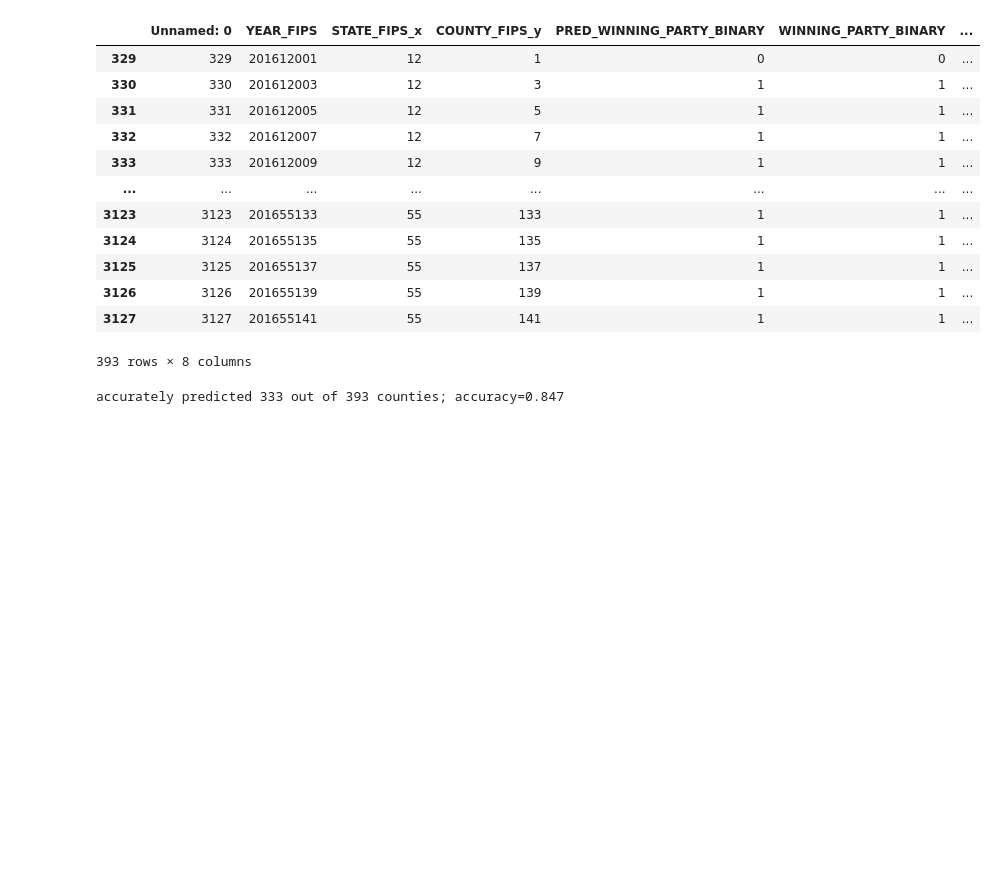
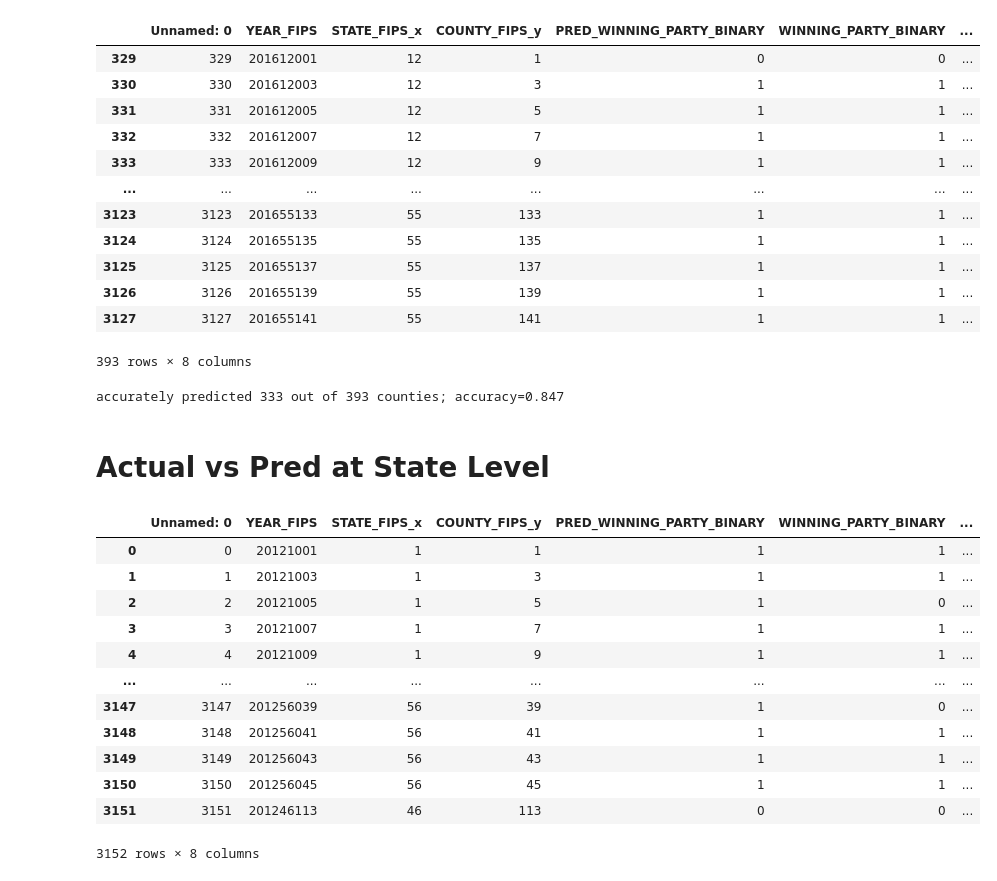
Before and after one commit to ehuang13/w210-presidential-election, a Jupyter notebook: harith/notebook/Predictions vs Actuals.ipynb, the cells around one changed output. Cells and saved outputs as stored; diff of their text form; code cells hidden in the pictures; blank space fills up the shorter version.

```diff
--- a/harith/notebook/Predictions vs Actuals.ipynb
+++ b/harith/notebook/Predictions vs Actuals.ipynb
@@ -177,3 +177,5 @@ merged_df_2016
 calculate_accuracy(merged_df_2016)
 # %% [output]
 accurately predicted 333 out of 393 counties; accuracy=0.847
+# %% [markdown]
+# Actual vs Pred at State Level
@@ -179,0 +186,16 @@ accurately predicted 333 out of 393 counties; accuracy=0.847
+# %%
+merged_df_2012
+# %% [output]
+|  | Unnamed: 0 | YEAR_FIPS | STATE_FIPS_x | COUNTY_FIPS_y | PRED_WINNING_PARTY_BINARY | WINNING_PARTY_BINARY | ... |
+| 0 | 0 | 20121001 | 1 | 1 | 1 | 1 | ... |
+| 1 | 1 | 20121003 | 1 | 3 | 1 | 1 | ... |
+| 2 | 2 | 20121005 | 1 | 5 | 1 | 0 | ... |
+| 3 | 3 | 20121007 | 1 | 7 | 1 | 1 | ... |
+| 4 | 4 | 20121009 | 1 | 9 | 1 | 1 | ... |
+| ... | ... | ... | ... | ... | ... | ... | ... |
+| 3147 | 3147 | 201256039 | 56 | 39 | 1 | 0 | ... |
+| 3148 | 3148 | 201256041 | 56 | 41 | 1 | 1 | ... |
+| 3149 | 3149 | 201256043 | 56 | 43 | 1 | 1 | ... |
+| 3150 | 3150 | 201256045 | 56 | 45 | 1 | 1 | ... |
+| 3151 | 3151 | 201246113 | 46 | 113 | 0 | 0 | ... |
+3152 rows × 8 columns
```
Also changed, not shown: parts of 4 cells of this notebook, 6 other files.
